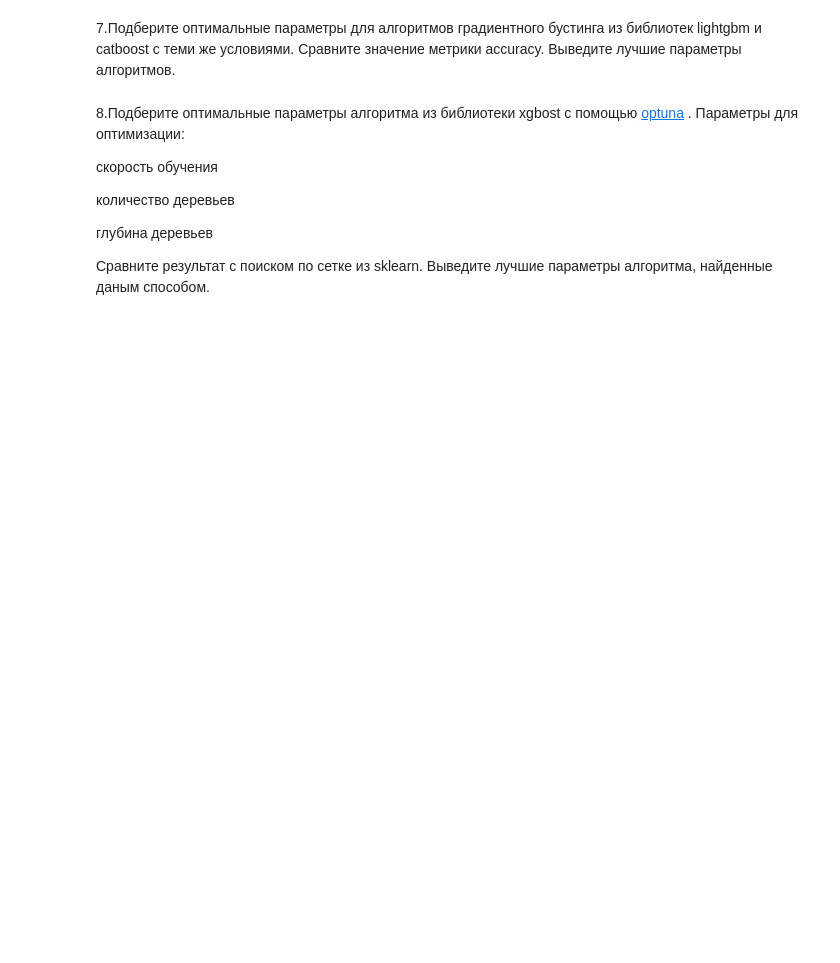
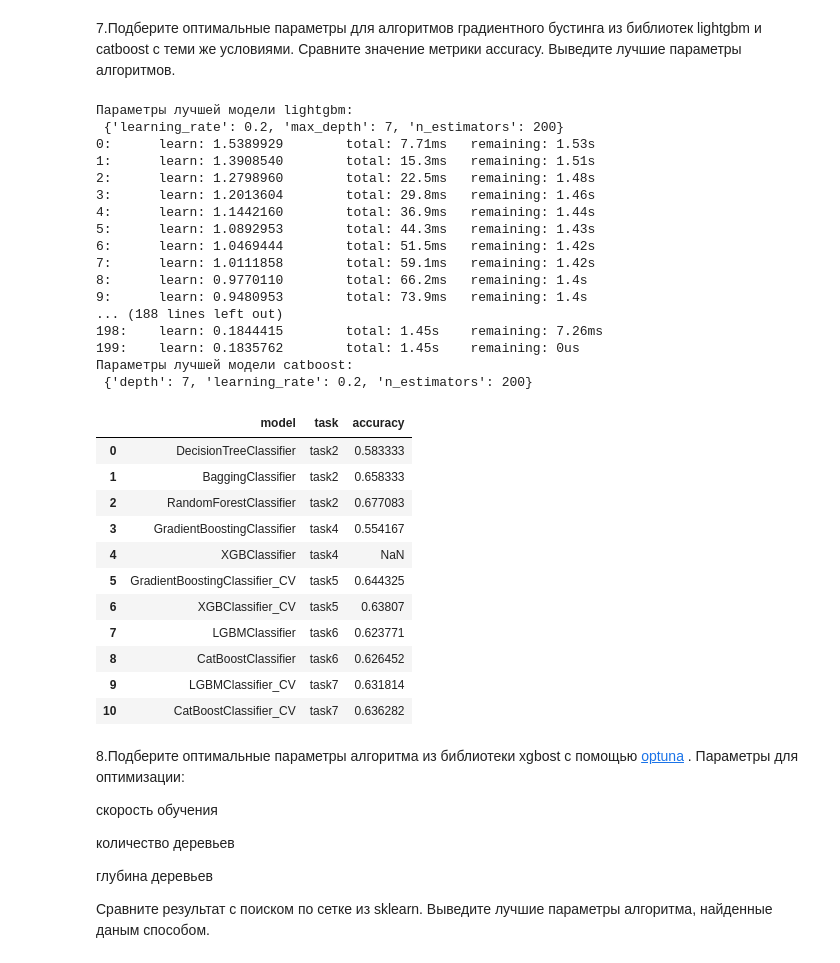
Before and after one commit to omutninsk/ml_3, a Jupyter notebook: HW_4_ML.ipynb, the cells around one changed output. Cells and saved outputs as stored; diff of their text form; code cells hidden in the pictures; blank space fills up the shorter version.

```diff
--- a/HW_4_ML.ipynb
+++ b/HW_4_ML.ipynb
@@ -220,3 +271,66 @@ results.loc[10] = ['CatBoostClassifier_CV', 'task7', acc_catboost_cv]
+# %%
+
+
+### Ваш код ###
+import lightgbm as lgb
+import catboost as cb
+
+
+lgb_params = {
+    'learning_rate': [0.05, 0.1, 0.2],
+    'n_estimators': [100, 200, 500],
+    'max_depth': [3, 5, 7]
+}
+
+cb_params = {
+    'learning_rate': [0.05, 0.1, 0.2],
+    'n_estimators': [100, 200, 500],
+    'depth': [3, 5, 7]
+}
+
+model_lgb = lgb.LGBMClassifier()
+grid_lgb = GridSearchCV(model_lgb, lgb_params, cv=3, n_jobs=-1)
+grid_lgb.fit(X_train, y_train)
+print('Параметры лучшей модели lightgbm:\n', grid_lgb.best_params_)
+
+model_cb = cb.CatBoostClassifier()
+grid_cb = GridSearchCV(model_cb, cb_params, cv=3, n_jobs=-1)
+grid_cb.fit(X_train, y_train)
+print('Параметры лучшей модели catboost:\n', grid_cb.best_params_)
+
+results.loc[9] = ['LGBMClassifier_CV', 'task7', grid_lgb.best_score_]
+results.loc[10] = ['CatBoostClassifier_CV', 'task7', grid_cb.best_score_]
+results
+# %% [output]
+Параметры лучшей модели lightgbm:
+ {'learning_rate': 0.2, 'max_depth': 7, 'n_estimators': 200}
+0:      learn: 1.5389929        total: 7.71ms   remaining: 1.53s
+1:      learn: 1.3908540        total: 15.3ms   remaining: 1.51s
+2:      learn: 1.2798960        total: 22.5ms   remaining: 1.48s
+3:      learn: 1.2013604        total: 29.8ms   remaining: 1.46s
+4:      learn: 1.1442160        total: 36.9ms   remaining: 1.44s
+5:      learn: 1.0892953        total: 44.3ms   remaining: 1.43s
+6:      learn: 1.0469444        total: 51.5ms   remaining: 1.42s
+7:      learn: 1.0111858        total: 59.1ms   remaining: 1.42s
+8:      learn: 0.9770110        total: 66.2ms   remaining: 1.4s
+9:      learn: 0.9480953        total: 73.9ms   remaining: 1.4s
+... (188 lines left out)
+198:    learn: 0.1844415        total: 1.45s    remaining: 7.26ms
+199:    learn: 0.1835762        total: 1.45s    remaining: 0us
+Параметры лучшей модели catboost:
+ {'depth': 7, 'learning_rate': 0.2, 'n_estimators': 200}
+|  | model | task | accuracy |
+| 0 | DecisionTreeClassifier | task2 | 0.583333 |
+| 1 | BaggingClassifier | task2 | 0.658333 |
+| 2 | RandomForestClassifier | task2 | 0.677083 |
+| 3 | GradientBoostingClassifier | task4 | 0.554167 |
+| 4 | XGBClassifier | task4 | NaN |
+| 5 | GradientBoostingClassifier_CV | task5 | 0.644325 |
+| 6 | XGBClassifier_CV | task5 | 0.63807 |
+| 7 | LGBMClassifier | task6 | 0.623771 |
+| 8 | CatBoostClassifier | task6 | 0.626452 |
+| 9 | LGBMClassifier_CV | task7 | 0.631814 |
+| 10 | CatBoostClassifier_CV | task7 | 0.636282 |
 # %% [markdown]
 8.Подберите оптимальные параметры алгоритма из библиотеки xgbost с помощью [optuna](https://github.com/optuna/optuna) . Параметры для оптимизации:
 
```
Also changed, not shown: parts of 13 cells of this notebook, 4 other files.
